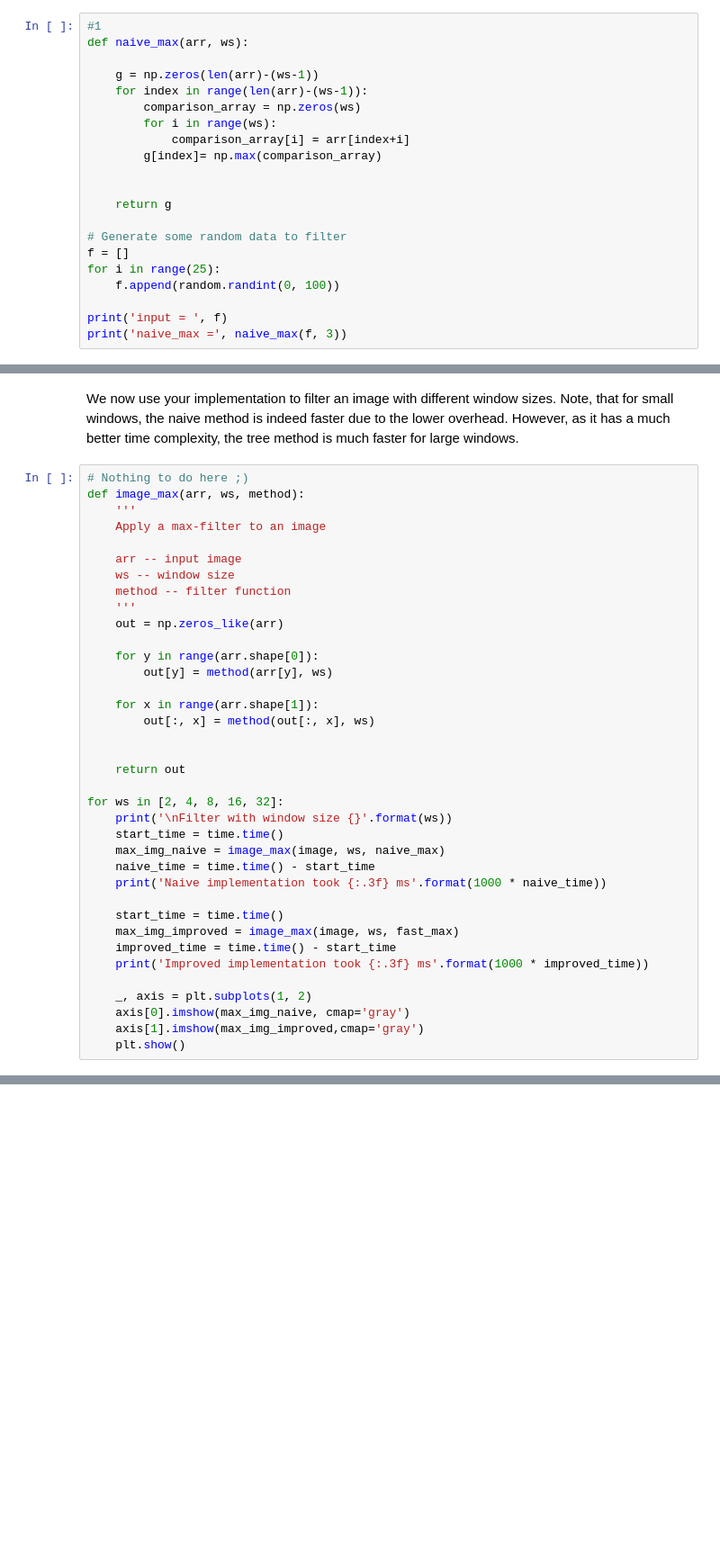
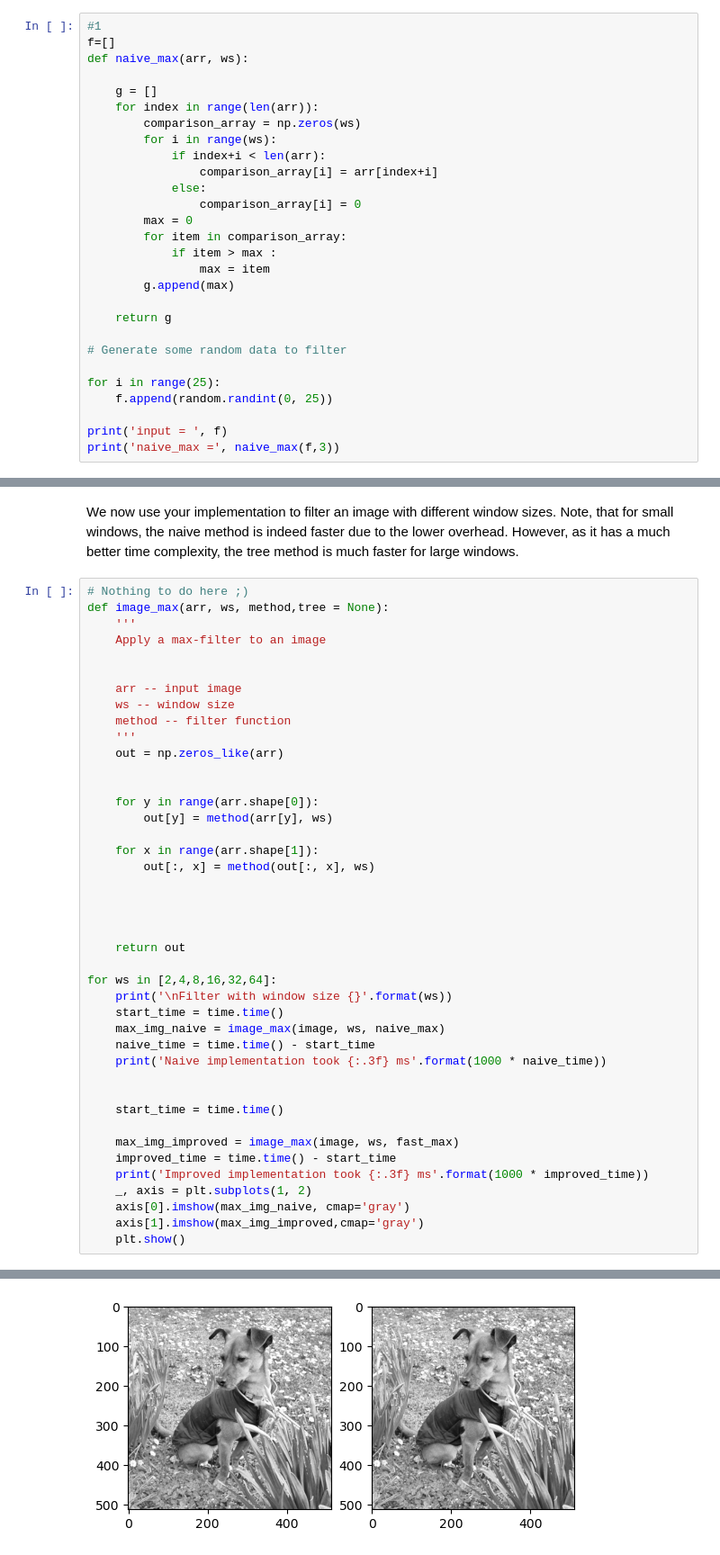
Before and after one commit to Almoatasembellahhggag/3dcv, a Jupyter notebook: 2.0-tl-image-filter.ipynb, the cells around one changed output, grey strips where cells are left out. Shown at 90% size. Saved outputs shown, nothing was run; the diff lists cells and outputs as text; blank space fills up the shorter version.

```diff
--- a/2.0-tl-image-filter.ipynb
+++ b/2.0-tl-image-filter.ipynb
@@ -382,23 +369,30 @@ NameError: name 'K' is not defined
 2. Implement the $\mathcal{O}(n log w)$ faster max function using a binary tree.
 # %%
 #1
+f=[]
 def naive_max(arr, ws):
 
-    g = np.zeros(len(arr)-(ws-1))
-    for index in range(len(arr)-(ws-1)):
+    g = []
+    for index in range(len(arr)):
         comparison_array = np.zeros(ws)
         for i in range(ws):
-            comparison_array[i] = arr[index+i]
-        g[index]= np.max(comparison_array)
-
+            if index+i < len(arr):
+                comparison_array[i] = arr[index+i]
+            else:
+                comparison_array[i] = 0
+        max = 0
+        for item in comparison_array:
+            if item > max :
+                max = item
+        g.append(max)
 
     return g
 
 # Generate some random data to filter
-f = []
+
 for i in range(25):
-    f.append(random.randint(0, 100))
+    f.append(random.randint(0, 25))
 
 print('input = ', f)
-print('naive_max =', naive_max(f, 3))
+print('naive_max =', naive_max(f,3))
 # %% [output]
@@ -561,15 +544,17 @@ Note, that for small windows, the naive method is indeed faster due to the lower
 However, as it has a much better time complexity, the tree method is much faster for large windows.
 # %%
 # Nothing to do here ;)
-def image_max(arr, ws, method):
+def image_max(arr, ws, method,tree = None):
     '''
     Apply a max-filter to an image
+
 
     arr -- input image
     ws -- window size
     method -- filter function
     '''
     out = np.zeros_like(arr)
+
 
     for y in range(arr.shape[0]):
         out[y] = method(arr[y], ws)
@@ -578,20 +563,23 @@ def image_max(arr, ws, method):
         out[:, x] = method(out[:, x], ws)
 
 
+
+
     return out
 
-for ws in [2, 4, 8, 16, 32]:
+for ws in [2,4,8,16,32,64]:
     print('\nFilter with window size {}'.format(ws))
     start_time = time.time()
     max_img_naive = image_max(image, ws, naive_max)
     naive_time = time.time() - start_time
     print('Naive implementation took {:.3f} ms'.format(1000 * naive_time))
 
+
     start_time = time.time()
+
     max_img_improved = image_max(image, ws, fast_max)
     improved_time = time.time() - start_time
     print('Improved implementation took {:.3f} ms'.format(1000 * improved_time))
-
     _, axis = plt.subplots(1, 2)
     axis[0].imshow(max_img_naive, cmap='gray')
     axis[1].imshow(max_img_improved,cmap='gray')
@@ -600,0 +591 @@ Filter with window size 2
+[figure, added]
```
Also changed, not shown: parts of 10 cells of this notebook, 1 other file.
